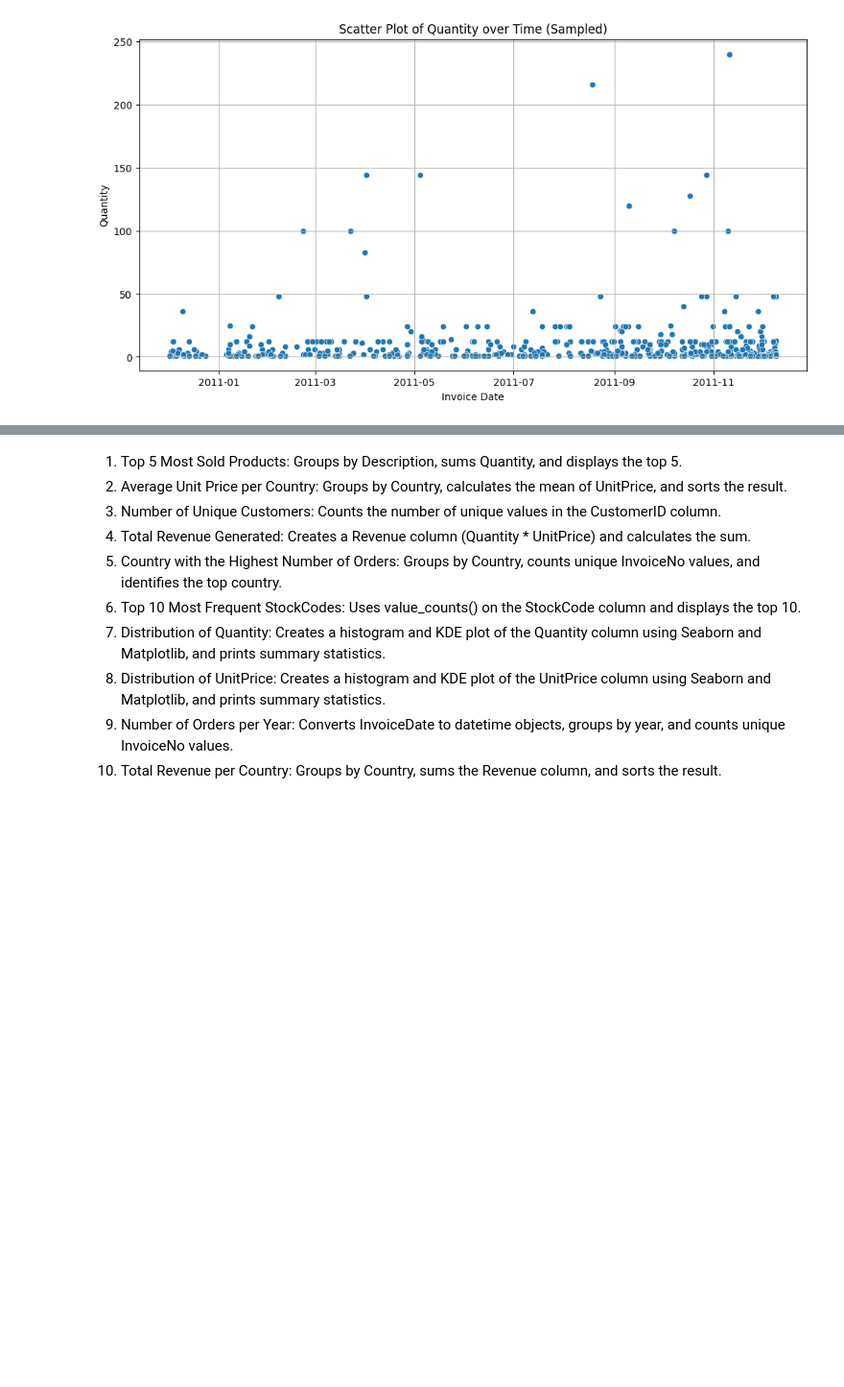
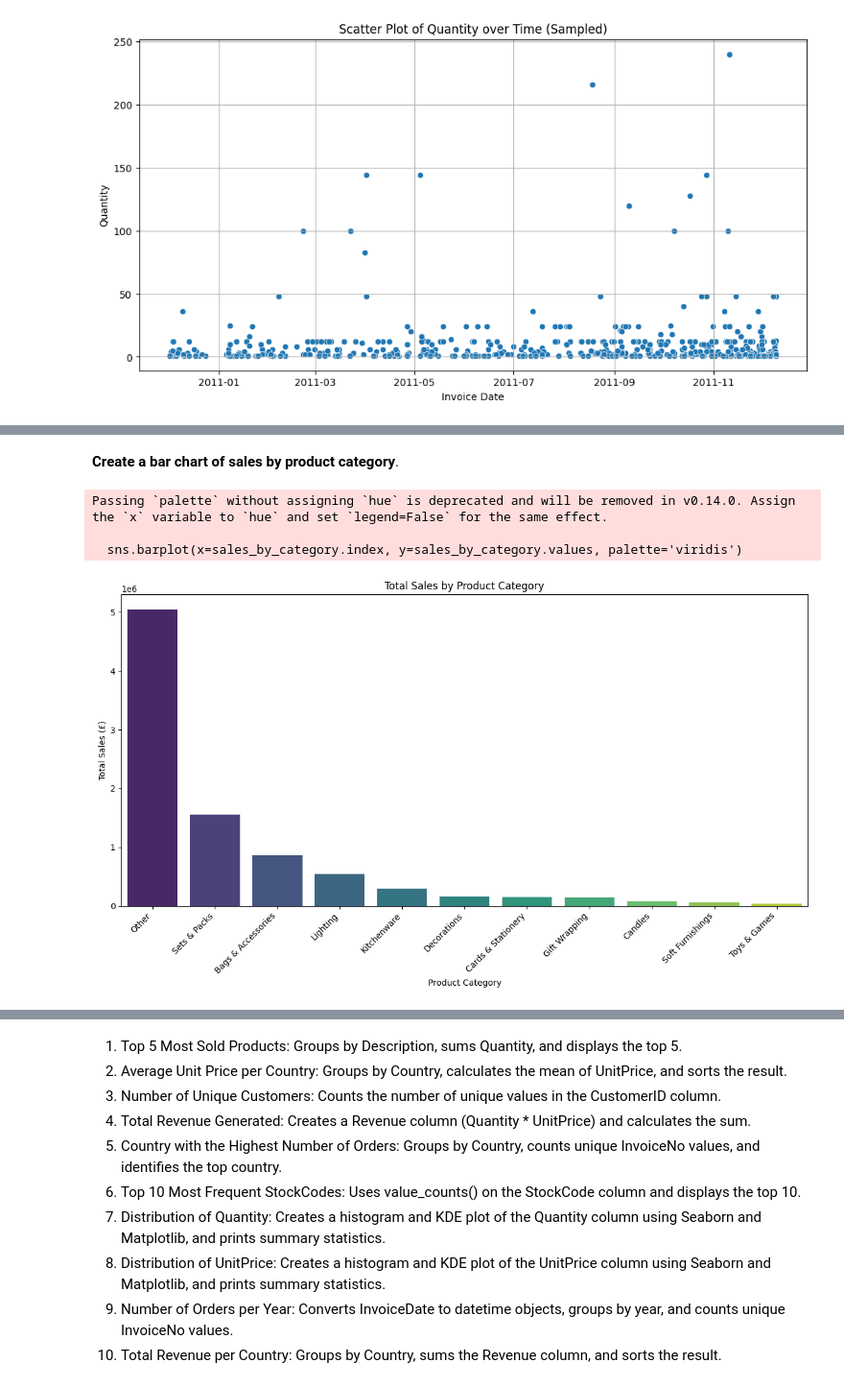
Before and after one commit to amrahmani/Marketing, a Jupyter notebook: AIMarketing_Ch1.ipynb, the cells around one changed output, grey strips where cells are left out. Shown at 96% size. Cells and saved outputs as stored; diff of their text form; code cells hidden in the pictures; blank space fills up the shorter version.

```diff
--- a/AIMarketing_Ch1.ipynb
+++ b/AIMarketing_Ch1.ipynb
@@ -203,0 +286,74 @@ plt.show()
+# %% [markdown]
+**Create a bar chart of sales by product category**.
+# %%
+# Calculate Purchase Amount (Sales)
+df_cleaned['Sales'] = df_cleaned['Quantity'] * df_cleaned['UnitPrice']
+
+# --- Basic approach to infer product categories ---
+# This is a simplified approach and might not be very accurate.
+# A more robust solution would involve a separate product catalog
+# or more sophisticated text analysis on the 'Description' column.
+def infer_category(description):
+    if isinstance(description, str):
+        description = description.lower()
+        if 'set' in description or 'pack' in description or 'box' in description:
+            return 'Sets & Packs'
+        elif 'card' in description or 'postcard' in description:
+            return 'Cards & Stationery'
+        elif 'decoration' in description or 'ornament' in description:
+            return 'Decorations'
+        elif 'light' in description or 'lamp' in description:
+            return 'Lighting'
+        elif 'cushion' in description or 'pillow' in description:
+            return 'Soft Furnishings'
+        elif 'toy' in description or 'game' in description:
+            return 'Toys & Games'
+        elif 'kitchen' in description or 'mug' in description or 'plate' in description or 'cutlery' in description:
+            return 'Kitchenware'
+        elif 'bag' in description or 'wallet' in description:
+            return 'Bags & Accessories'
+        elif 'candle' in description:
+            return 'Candles'
+        elif 'wrap' in description or 'ribbon' in description:
+            return 'Gift Wrapping'
+        else:
+            return 'Other'
+    return 'Other'
+
+df_cleaned['Category'] = df_cleaned['Description'].apply(infer_category)
+
+# --- Calculate Total Sales per Category ---
+sales_by_category = df_cleaned.groupby('Category')['Sales'].sum().sort_values(ascending=False)
+
+# --- Create Bar Chart ---
+plt.figure(figsize=(12, 7))
+sns.barplot(x=sales_by_category.index, y=sales_by_category.values, palette='viridis')
+plt.title('Total Sales by Product Category')
+plt.xlabel('Product Category')
+plt.ylabel('Total Sales (£)')
+plt.xticks(rotation=45, ha='right')
+plt.tight_layout()
+plt.show()
+
+# --- Print the Sales by Category for reference ---
+print("\n--- Total Sales by Product Category ---")
+print(sales_by_category)
+
+print("\n--- Important Note on Category Inference ---")
+print("""
+The product categories in this analysis were inferred based on keywords
+in the 'Description' column. This is a simplified approach and may not be
+entirely accurate. A more robust categorization would typically involve:
+
+1.  A separate product catalog with defined categories.
+2.  More sophisticated Natural Language Processing (NLP) techniques to
+    analyze the product descriptions.
+
+Therefore, the insights from this bar chart should be considered with this
+limitation in mind.
+""")
+# %% [output]
+Passing `palette` without assigning `hue` is deprecated and will be removed in v0.14.0. Assign the `x` variable to `hue` and set `legend=False` for the same effect.
+
+  sns.barplot(x=sales_by_category.index, y=sales_by_category.values, palette='viridis')
+[figure, added]
```
Also changed, not shown: parts of 6 cells of this notebook.
